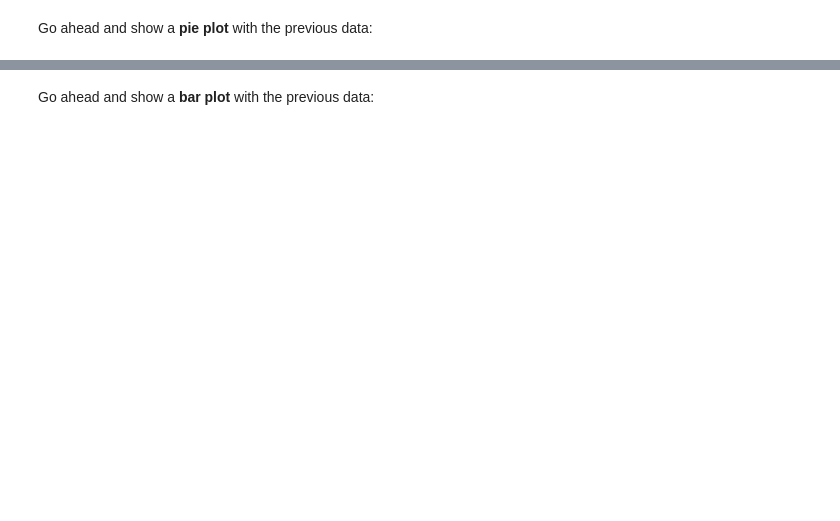
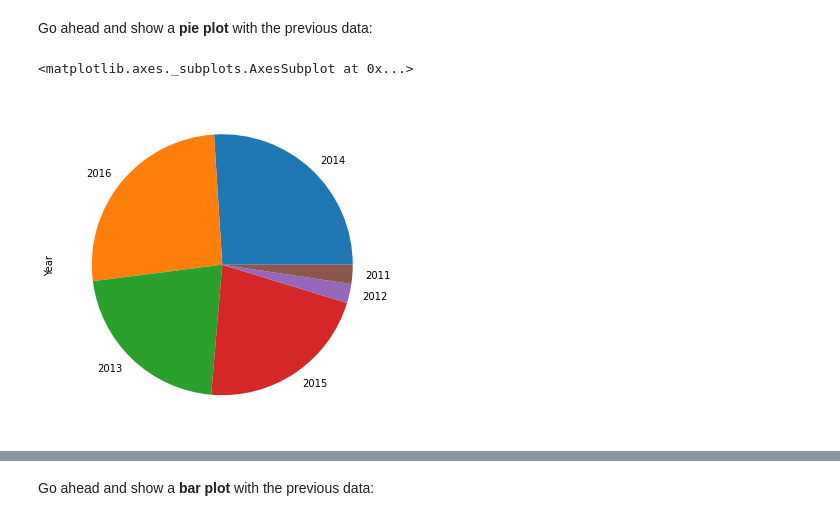
Before and after one commit to yhdchan/FreeCodeCamp-Pandas-Real-Life-Example, a Jupyter notebook: Exercises_1.ipynb, the cells around one changed output, grey strips where cells are left out. Cells and saved outputs as stored; diff of their text form; code cells hidden in the pictures; blank space fills up the shorter version.

```diff
--- a/Exercises_1.ipynb
+++ b/Exercises_1.ipynb
@@ -24,2 +20,7 @@ sales = pd.read_csv(
+# %%
+url = 'https://raw.githubusercontent.com/yhdchan/FreeCodeCamp-Pandas-Real-Life-Example/master/data/sales_data.csv'
+sales = pd.read_csv(
+    url,
+    parse_dates=['Date'])
 # %%
 sales.head()
@@ -72,3 +106,8 @@ Go ahead and show a <b>pie plot</b> with the previous data:
+# %%
+sales['Year'].value_counts().plot(kind='pie', figsize=(6,6))
+# %% [output]
+<matplotlib.axes._subplots.AxesSubplot at 0x...>
+[figure, added]
 # %%
 sales['Year'].value_counts().plot(kind='pie', figsize=(6,6))
 # %% [markdown]
```
Also changed, not shown: parts of 93 cells of this notebook.
